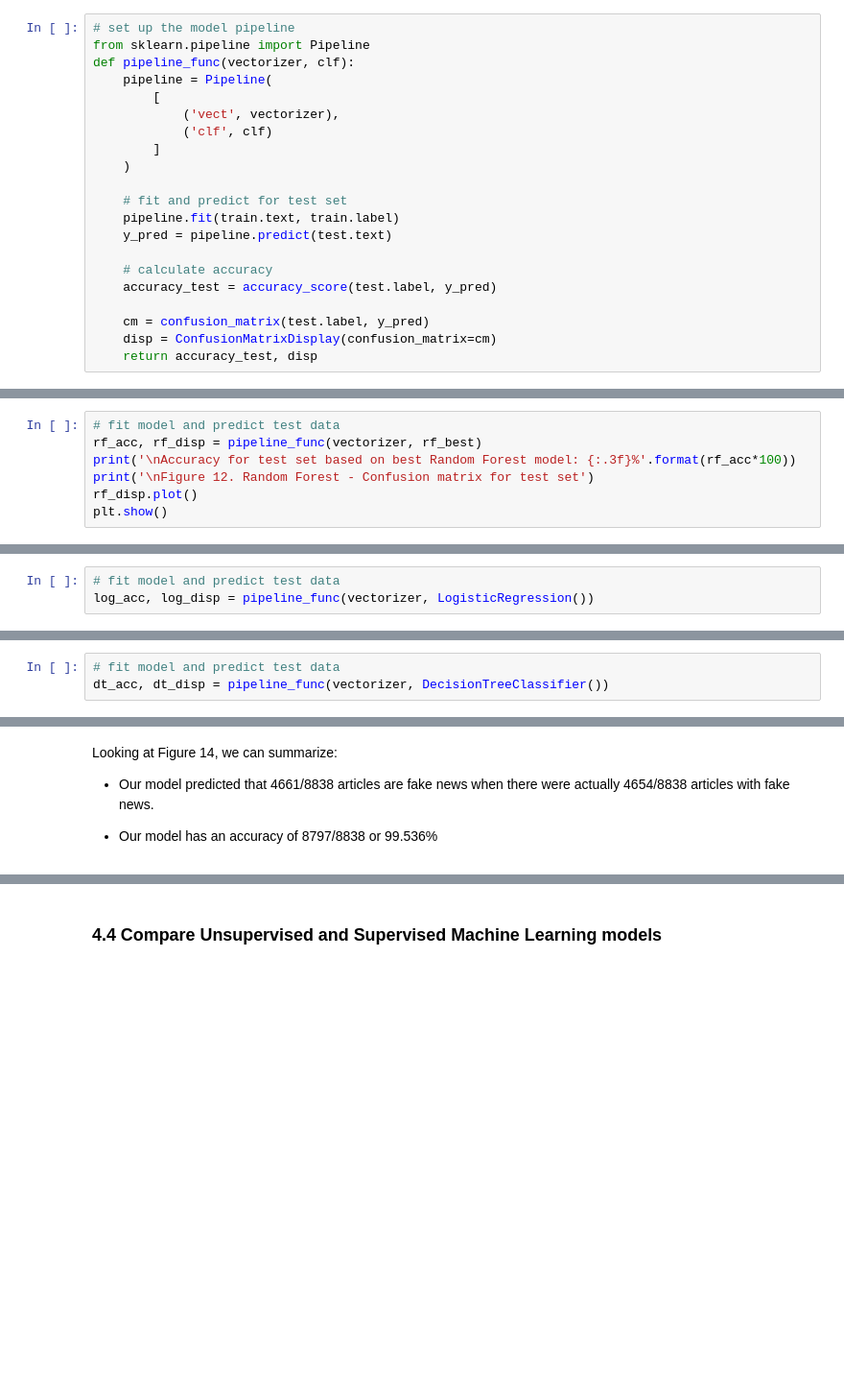
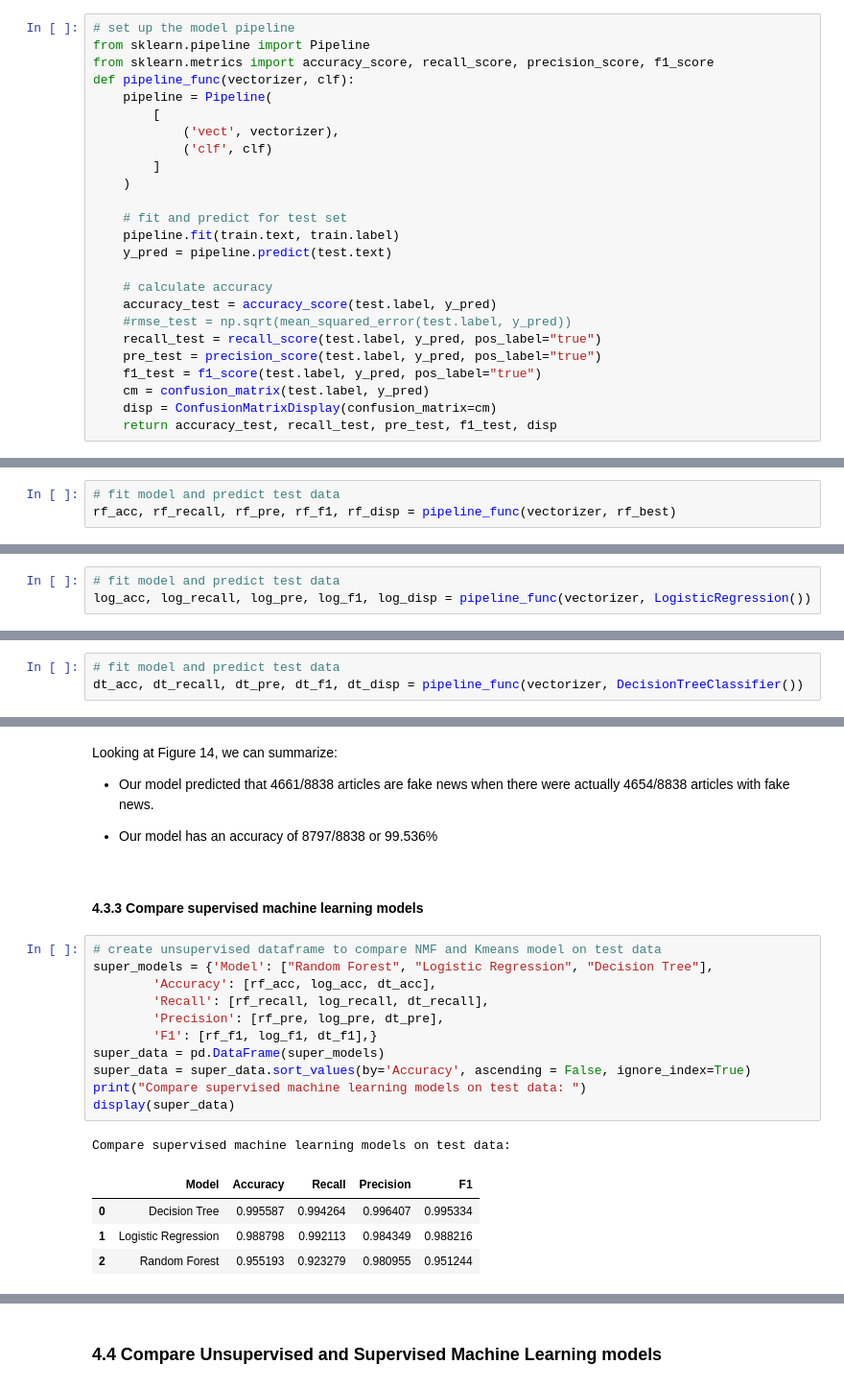
Before and after one commit to thuylinh225/Fake-News-Detection, a Jupyter notebook: Final_Project_Fake_News.ipynb, the cells around one changed output, grey strips where cells are left out. Shown: that part at 96% size. Drawn from its saved outputs; the diff is of its cells as text; blank space fills up the shorter version.

```diff
--- a/Final_Project_Fake_News.ipynb
+++ b/Final_Project_Fake_News.ipynb
@@ -818,6 +858,7 @@ After getting the best Random Forest model, now I will use it to predict test da
 # %%
 # set up the model pipeline
 from sklearn.pipeline import Pipeline
+from sklearn.metrics import accuracy_score, recall_score, precision_score, f1_score
 def pipeline_func(vectorizer, clf):
     pipeline = Pipeline(
         [
@@ -832,7 +873,10 @@ def pipeline_func(vectorizer, clf):
 
     # calculate accuracy
     accuracy_test = accuracy_score(test.label, y_pred)
-
+    #rmse_test = np.sqrt(mean_squared_error(test.label, y_pred))
+    recall_test = recall_score(test.label, y_pred, pos_label="true")
+    pre_test = precision_score(test.label, y_pred, pos_label="true")
+    f1_test = f1_score(test.label, y_pred, pos_label="true")
     cm = confusion_matrix(test.label, y_pred)
     disp = ConfusionMatrixDisplay(confusion_matrix=cm)
-    return accuracy_test, disp
+    return accuracy_test, recall_test, pre_test, f1_test, disp
@@ -839,7 +885,3 @@ def pipeline_func(vectorizer, clf):
 # %%
 # fit model and predict test data
-rf_acc, rf_disp = pipeline_func(vectorizer, rf_best)
-print('\nAccuracy for test set based on best Random Forest model: {:.3f}%'.format(rf_acc*100))
-print('\nFigure 12. Random Forest - Confusion matrix for test set')
-rf_disp.plot()
-plt.show()
+rf_acc, rf_recall, rf_pre, rf_f1, rf_disp = pipeline_func(vectorizer, rf_best)
@@ -862,5 +918,5 @@ After finding the best Random Forest model, now I would like to run some other m
 ##### Logistic Regression
 # %%
 # fit model and predict test data
-log_acc, log_disp = pipeline_func(vectorizer, LogisticRegression())
+log_acc, log_recall, log_pre, log_f1, log_disp = pipeline_func(vectorizer, LogisticRegression())
 # %%
@@ -883,5 +948,5 @@ Looking at Figure 13, we can summarize:
 ##### Decision Tree Classifier
 # %%
 # fit model and predict test data
-dt_acc, dt_disp = pipeline_func(vectorizer, DecisionTreeClassifier())
+dt_acc, dt_recall, dt_pre, dt_f1, dt_disp = pipeline_func(vectorizer, DecisionTreeClassifier())
 # %%
@@ -900,3 +974,22 @@ Looking at Figure 14, we can summarize:
 + Our model predicted that 4661/8838 articles are fake news when there were actually 4654/8838 articles with fake news.
 
 + Our model has an accuracy of 8797/8838 or 99.536%
+# %% [markdown]
+#### 4.3.3 Compare supervised machine learning models
+# %%
+# create unsupervised dataframe to compare NMF and Kmeans model on test data
+super_models = {'Model': ["Random Forest", "Logistic Regression", "Decision Tree"],
+        'Accuracy': [rf_acc, log_acc, dt_acc],
+        'Recall': [rf_recall, log_recall, dt_recall],
+        'Precision': [rf_pre, log_pre, dt_pre],
+        'F1': [rf_f1, log_f1, dt_f1],}
+super_data = pd.DataFrame(super_models)
+super_data = super_data.sort_values(by='Accuracy', ascending = False, ignore_index=True)
+print("Compare supervised machine learning models on test data: ")
+display(super_data)
+# %% [output]
+Compare supervised machine learning models on test data:
+|  | Model | Accuracy | Recall | Precision | F1 |
+| 0 | Decision Tree | 0.995587 | 0.994264 | 0.996407 | 0.995334 |
+| 1 | Logistic Regression | 0.988798 | 0.992113 | 0.984349 | 0.988216 |
+| 2 | Random Forest | 0.955193 | 0.923279 | 0.980955 | 0.951244 |
```
Also changed, not shown: parts of 21 cells of this notebook, 1 other file.
